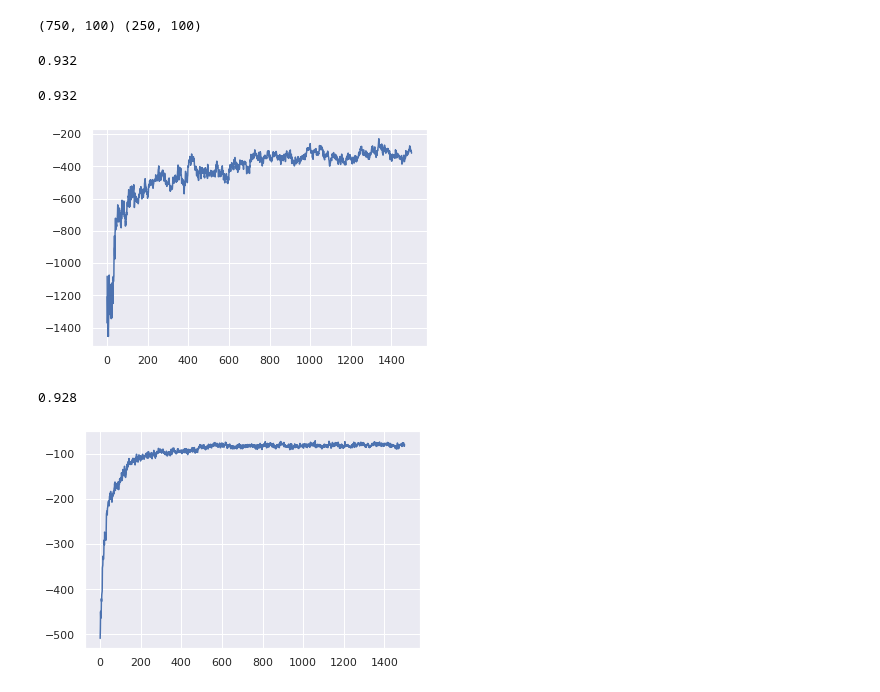
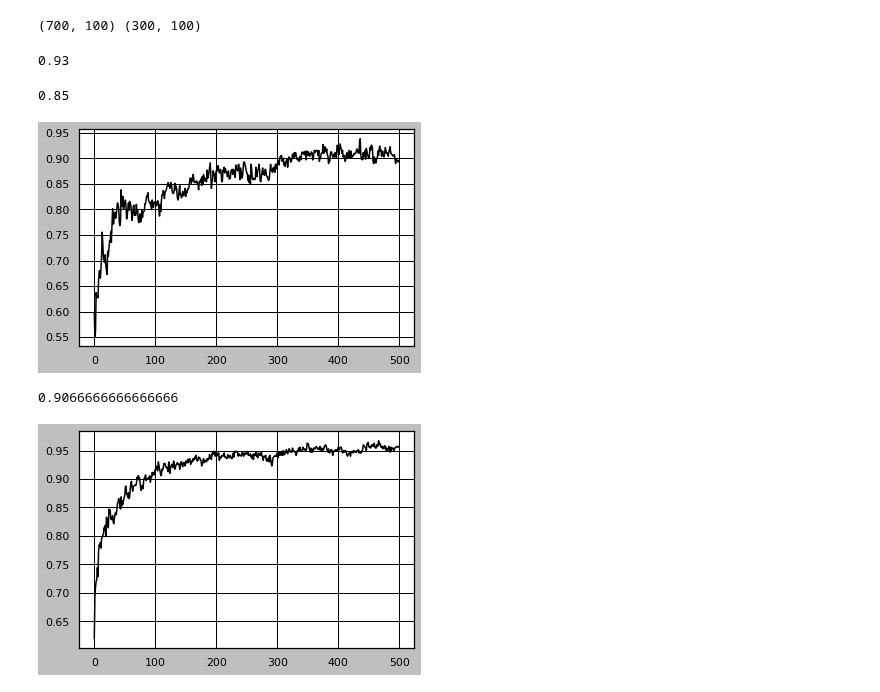
Before and after one commit to EvanLavender13/cs613-final-project, a Jupyter notebook: classification.ipynb, the cells around one changed output. Drawn from its saved outputs; the diff is of its cells as text; code cells hidden in the pictures.

```diff
--- a/classification.ipynb
+++ b/classification.ipynb
@@ -8,15 +5,16 @@ The autoreload extension is already loaded. To reload it, use:
 import numpy as np
 import matplotlib.pyplot as plt
 import pandas as pd
+import seaborn as sns
 
-import seaborn as sns
 sns.set()
+plt.style.use("grayscale")
 # %%
 from sklearn.datasets import make_classification
 from sklearn.model_selection import train_test_split
 
 X, y = make_classification(n_samples=1000, n_classes=2, n_features=100, n_informative=75, n_redundant=25, n_clusters_per_class=1, random_state=0)
-X_train, X_test, y_train, y_test = train_test_split(X, y, random_state=0)
+X_train, X_test, y_train, y_test = train_test_split(X, y, random_state=0, shuffle=True, test_size=0.3)
 print(X_train.shape, X_test.shape)
 # %% [output]
-(750, 100) (250, 100)
+(700, 100) (300, 100)
@@ -25,32 +21,34 @@ iterations = 1500
 # %%
 from sklearn.linear_model import LogisticRegression
+
+iterations = 500
 
 log_model = LogisticRegression(max_iter=iterations)
 log_model.fit(X_train, y_train)
 log_model.score(X_test, y_test)
 # %% [output]
-0.932
+0.93
 # %%
 from algorithms import SimpleESClassifier
 from objectives import CrossEntropyObjective
 
-es_model = SimpleESClassifier(objective=CrossEntropyObjective(), n_iter=iterations, random_state=0, sigma=0.05)
+es_model = SimpleESClassifier(objective=CrossEntropyObjective(), n_iter=iterations, random_state=0)
 es_model.fit(X_train, y_train)
 plt.plot(range(iterations), es_model.history_)
 es_model.score(X_test, y_test)
 # %% [output]
-0.932
+0.85
-[figure, old version]
+[figure, new version]
 # %%
 from algorithms import GeneticESClassifier
 
-es_model = GeneticESClassifier(objective=CrossEntropyObjective(), n_iter=iterations, random_state=0, sigma=0.01)
+es_model = GeneticESClassifier(objective=CrossEntropyObjective(), n_iter=iterations, random_state=0)
 es_model.fit(X_train, y_train)
 plt.plot(range(iterations), es_model.history_)
 es_model.score(X_test, y_test)
 # %% [output]
-0.928
+0.9066666666666666
-[figure, old version]
+[figure, new version]
 # %%
 from algorithms import NaturalESClassifier
 
```
Also changed, not shown: parts of 5 cells of this notebook, 5 other files.
